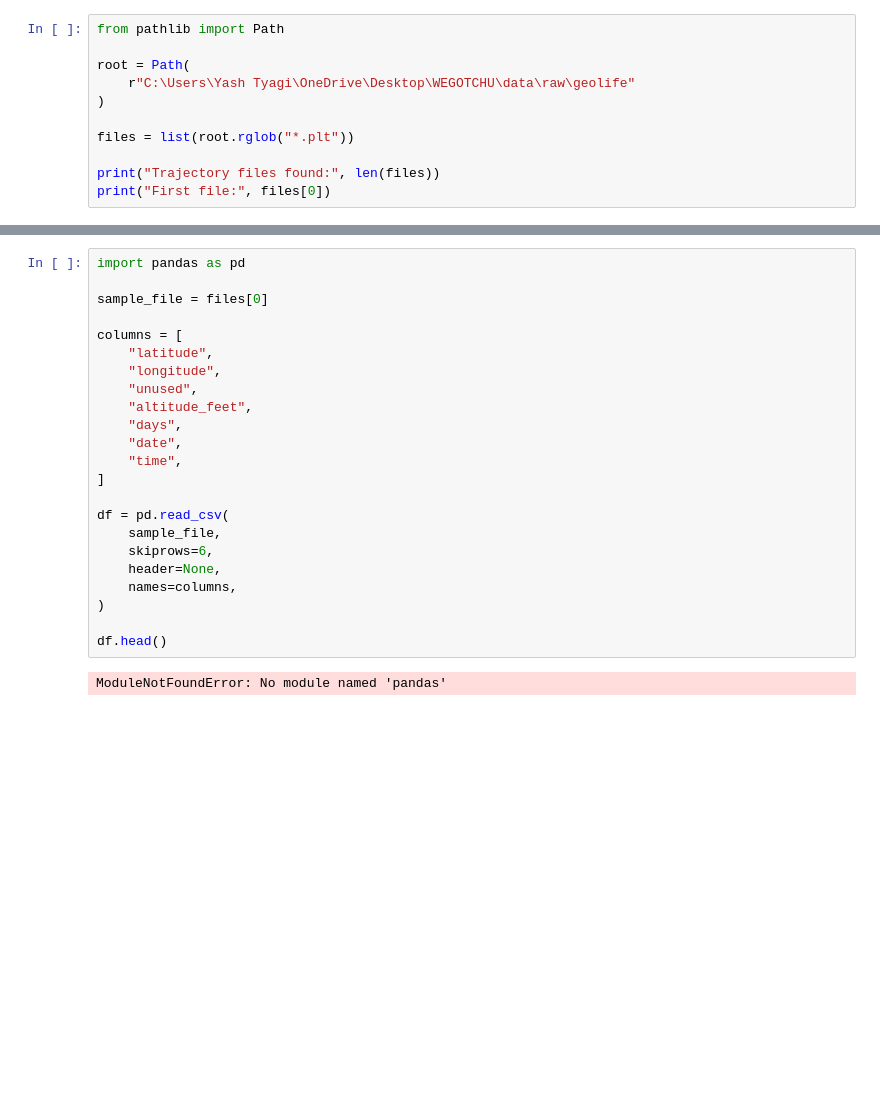
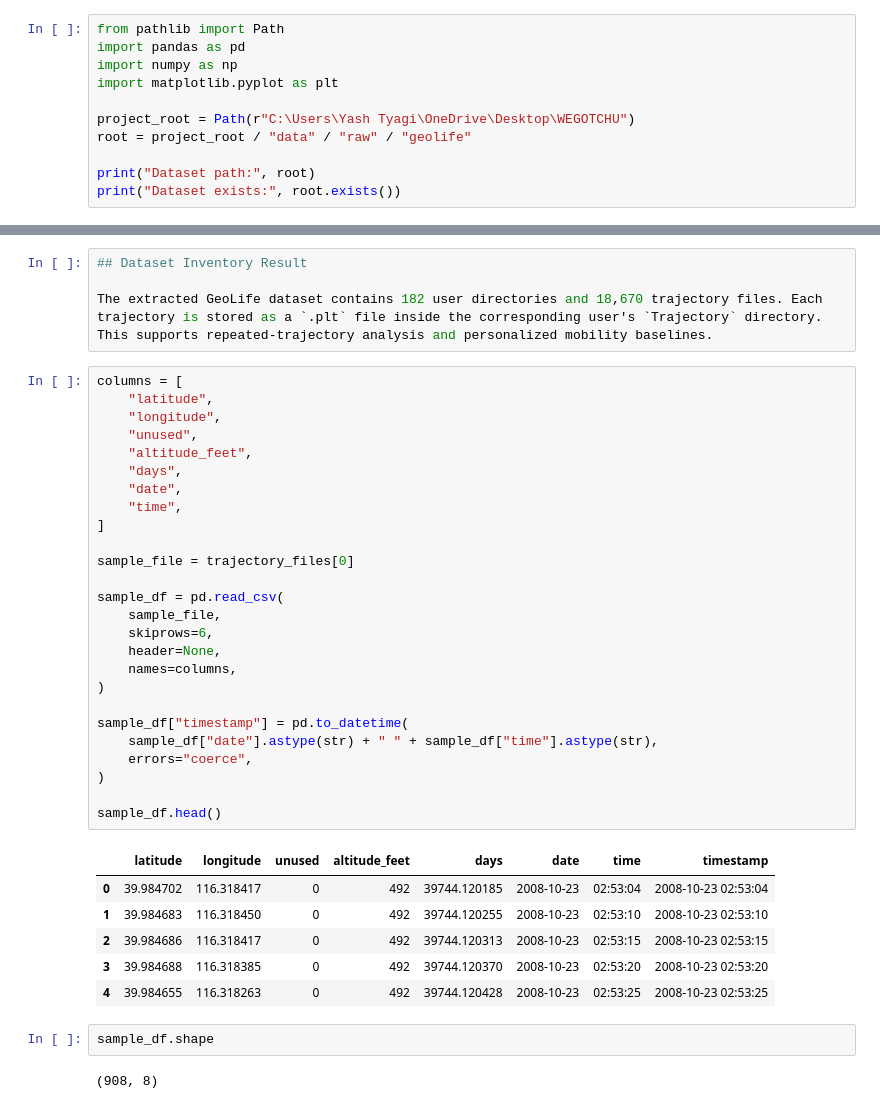
Before and after one commit to Urvity03/WEGOTCHU, a Jupyter notebook: notebooks/geolife_inspection.ipynb, the cells around one changed output, grey strips where cells are left out. Drawn from its saved outputs; the diff is of its cells as text; blank space fills up the shorter version.

```diff
--- a/notebooks/geolife_inspection.ipynb
+++ b/notebooks/geolife_inspection.ipynb
@@ -1,12 +1,12 @@
 # %%
 from pathlib import Path
+import pandas as pd
+import numpy as np
+import matplotlib.pyplot as plt
 
-root = Path(
-    r"C:\Users\Yash Tyagi\OneDrive\Desktop\WEGOTCHU\data\raw\geolife"
-)
+project_root = Path(r"C:\Users\Yash Tyagi\OneDrive\Desktop\WEGOTCHU")
+root = project_root / "data" / "raw" / "geolife"
 
-files = list(root.rglob("*.plt"))
-
-print("Trajectory files found:", len(files))
-print("First file:", files[0])
+print("Dataset path:", root)
+print("Dataset exists:", root.exists())
 # %% [output]
@@ -15,25 +54,41 @@ First file: C:\Users\Yash Tyagi\OneDrive\Desktop\WEGOTCHU\data\raw\geolife\Geoli
+# %%
+## Dataset Inventory Result
+
+The extracted GeoLife dataset contains 182 user directories and 18,670 trajectory files. Each trajectory is stored as a `.plt` file inside the corresponding user's `Trajectory` directory. This supports repeated-trajectory analysis and personalized mobility baselines.
 # %%
-import pandas as pd
-
-sample_file = files[0]
-
 columns = [
     "latitude",
     "longitude",
     "unused",
     "altitude_feet",
     "days",
     "date",
     "time",
 ]
 
-df = pd.read_csv(
+sample_file = trajectory_files[0]
+
+sample_df = pd.read_csv(
     sample_file,
     skiprows=6,
     header=None,
     names=columns,
 )
 
-df.head()
+sample_df["timestamp"] = pd.to_datetime(
+    sample_df["date"].astype(str) + " " + sample_df["time"].astype(str),
+    errors="coerce",
+)
+
+sample_df.head()
 # %% [output]
-ModuleNotFoundError: No module named 'pandas'
+|  | latitude | longitude | unused | altitude_feet | days | date | time | timestamp |
+| 0 | 39.984702 | 116.318417 | 0 | 492 | 39744.120185 | 2008-10-23 | 02:53:04 | 2008-10-23 02:53:04 |
+| 1 | 39.984683 | 116.318450 | 0 | 492 | 39744.120255 | 2008-10-23 | 02:53:10 | 2008-10-23 02:53:10 |
+| 2 | 39.984686 | 116.318417 | 0 | 492 | 39744.120313 | 2008-10-23 | 02:53:15 | 2008-10-23 02:53:15 |
+| 3 | 39.984688 | 116.318385 | 0 | 492 | 39744.120370 | 2008-10-23 | 02:53:20 | 2008-10-23 02:53:20 |
+| 4 | 39.984655 | 116.318263 | 0 | 492 | 39744.120428 | 2008-10-23 | 02:53:25 | 2008-10-23 02:53:25 |
+# %%
+sample_df.shape
+# %% [output]
+(908, 8)
```
Also changed, not shown: parts of 19 cells of this notebook.
